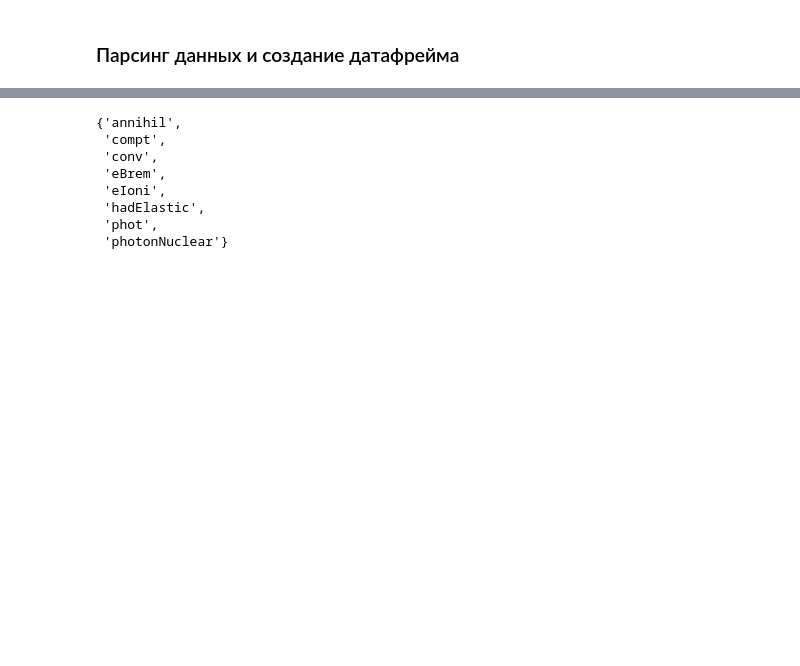
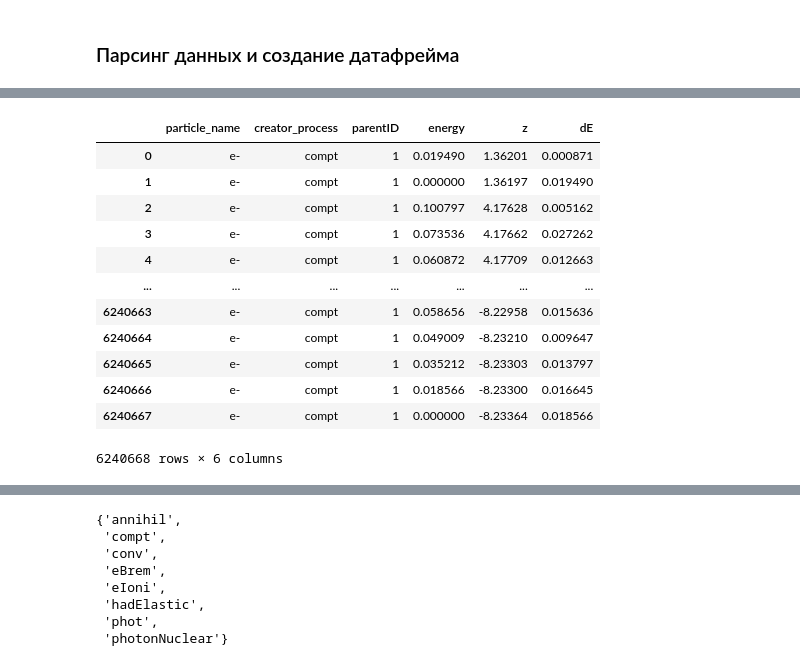
Before and after one commit to annndruha/Distribution-of-secondary-particles-in-tissue-equivalent-materials, a Jupyter notebook: model_cube/ParticlePlotter.ipynb, the cells around one changed output, grey strips where cells are left out. Saved outputs shown, nothing was run; the diff lists cells and outputs as text; code cells hidden in the pictures; blank space fills up the shorter version.

```diff
--- a/model_cube/ParticlePlotter.ipynb
+++ b/model_cube/ParticlePlotter.ipynb
@@ -38,0 +39,16 @@ len(data)
+# %%
+data
+# %% [output]
+|  | particle_name | creator_process | parentID | energy | z | dE |
+| 0 | e- | compt | 1 | 0.019490 | 1.36201 | 0.000871 |
+| 1 | e- | compt | 1 | 0.000000 | 1.36197 | 0.019490 |
+| 2 | e- | compt | 1 | 0.100797 | 4.17628 | 0.005162 |
+| 3 | e- | compt | 1 | 0.073536 | 4.17662 | 0.027262 |
+| 4 | e- | compt | 1 | 0.060872 | 4.17709 | 0.012663 |
+| ... | ... | ... | ... | ... | ... | ... |
+| 6240663 | e- | compt | 1 | 0.058656 | -8.22958 | 0.015636 |
+| 6240664 | e- | compt | 1 | 0.049009 | -8.23210 | 0.009647 |
+| 6240665 | e- | compt | 1 | 0.035212 | -8.23303 | 0.013797 |
+| 6240666 | e- | compt | 1 | 0.018566 | -8.23300 | 0.016645 |
+| 6240667 | e- | compt | 1 | 0.000000 | -8.23364 | 0.018566 |
+6240668 rows × 6 columns
```
Also changed, not shown: parts of 7 cells of this notebook, 2 other files.
